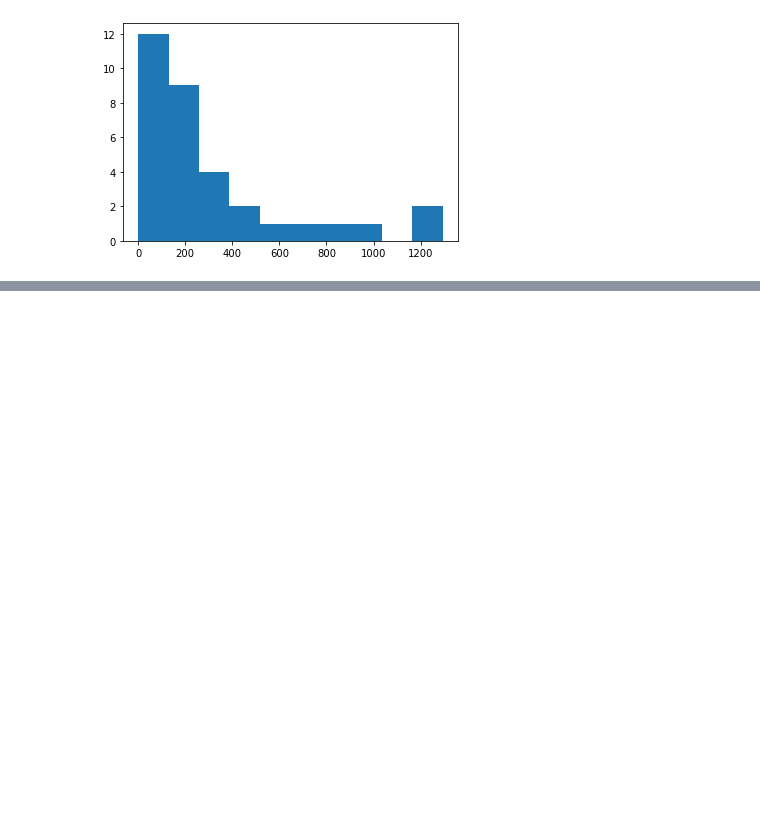
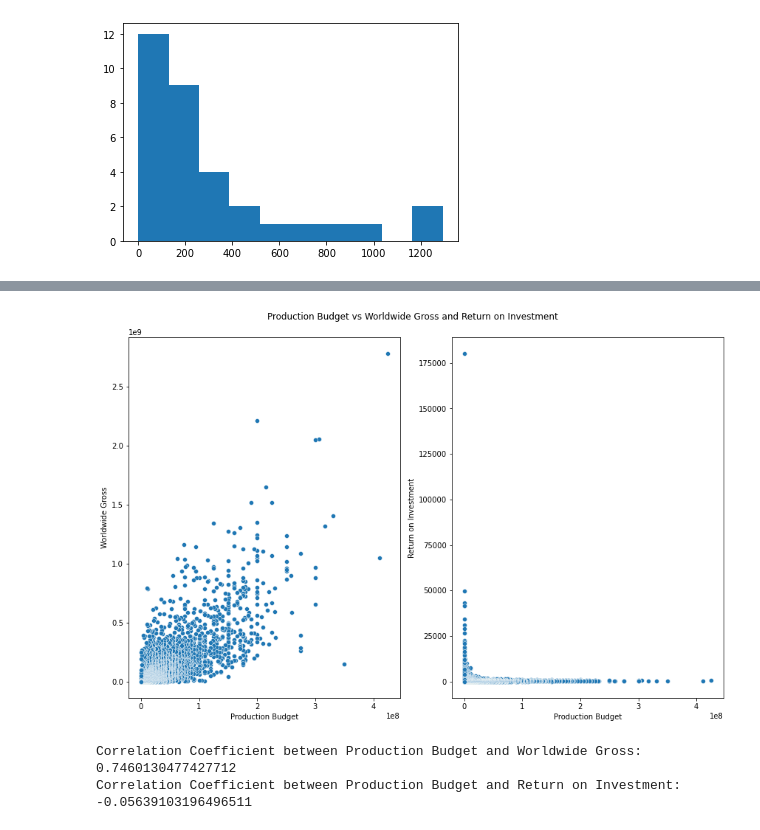
Before and after one commit to DGieseke/Exploratory-Data-Analysis-Using-Movie-Data, a Jupyter notebook: daniel/DG Edits - Movie Data Visualization Project.ipynb, the cells around one changed output, grey strips where cells are left out. Drawn from its saved outputs; the diff is of its cells as text; code cells hidden in the pictures; blank space fills up the shorter version.

```diff
--- a/daniel/DG Edits - Movie Data Visualization Project.ipynb
+++ b/daniel/DG Edits - Movie Data Visualization Project.ipynb
@@ -412,0 +546,12 @@ plt.show()
+# %%
+seaborn_subplots()
+# %% [output]
+[figure, added]
+# %%
+print("Correlation Coefficient between Production Budget and Worldwide Gross:",
+      tn_df['production_budget'].corr(tn_df['worldwide_gross']))
+print("Correlation Coefficient between Production Budget and Return on Investment:",
+      tn_df['production_budget'].corr(tn_df['return_on_investment']))
+# %% [output]
+Correlation Coefficient between Production Budget and Worldwide Gross: 0.7460130477427712
+Correlation Coefficient between Production Budget and Return on Investment: -0.05639103196496511
```
Also changed, not shown: parts of 24 cells of this notebook.
